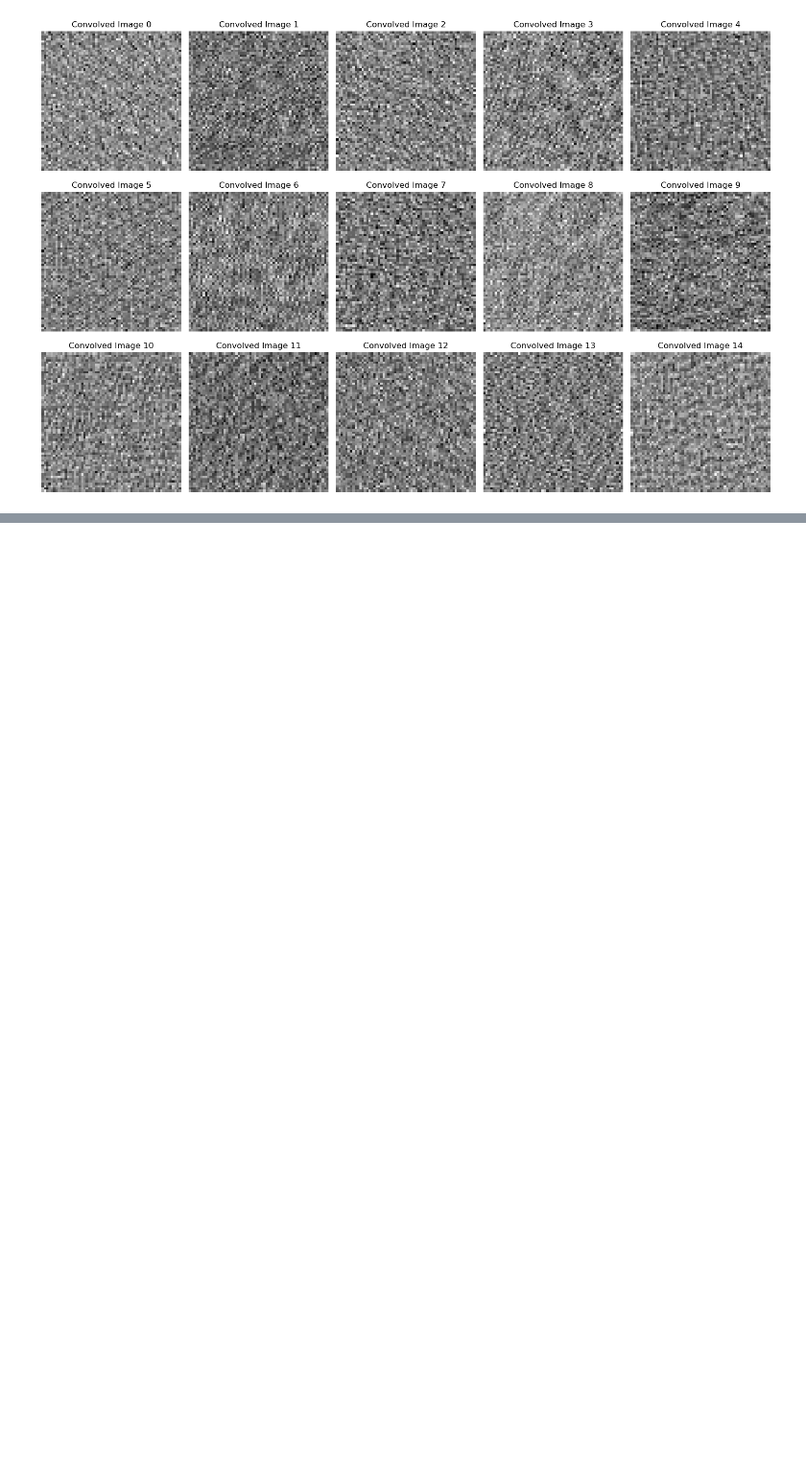
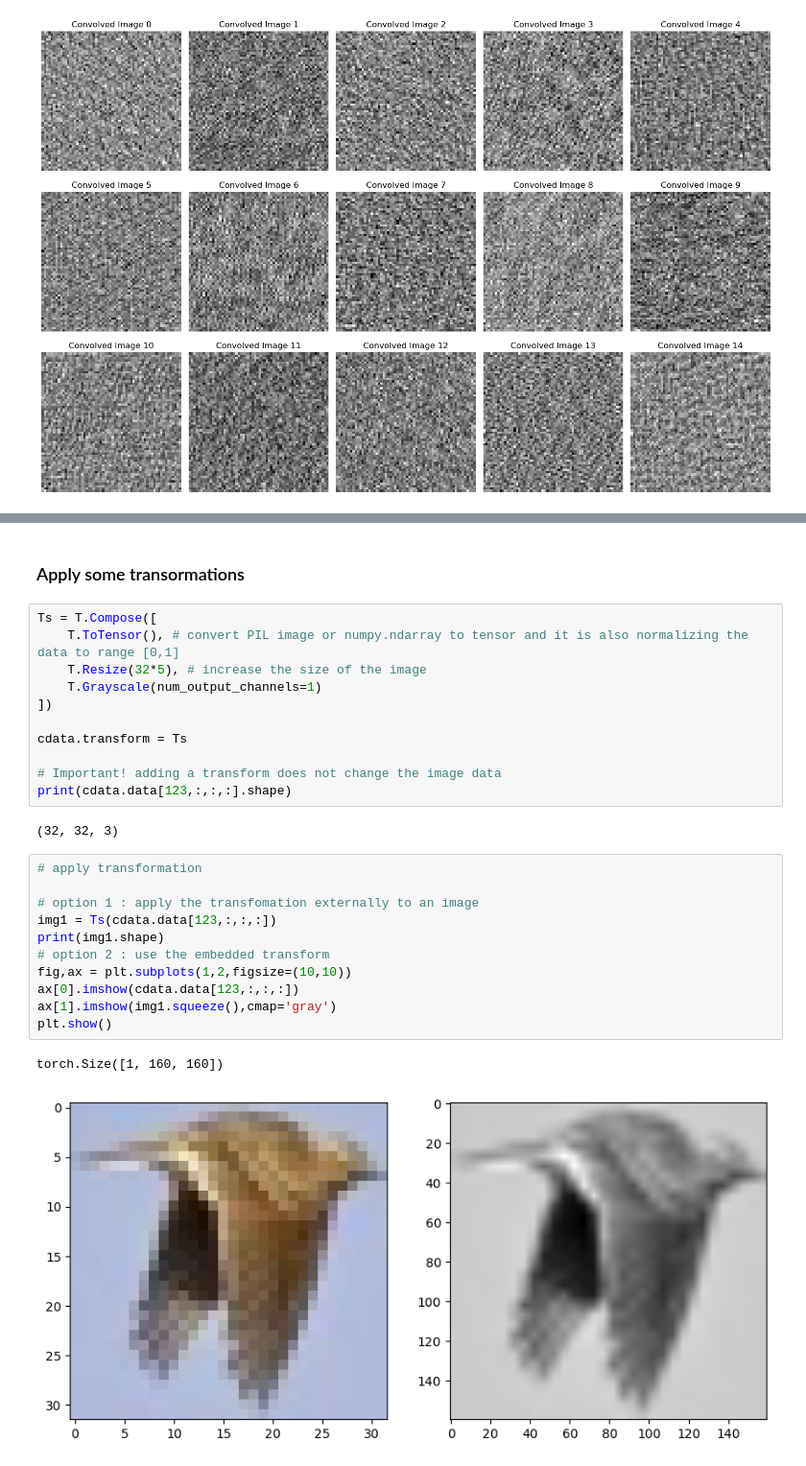
Before and after one commit to diaazg/Deep-learning, a Jupyter notebook: notebooks/CNN.ipynb, the cells around one changed output, grey strips where cells are left out. Shown at 96% size. Drawn from its saved outputs; the diff is of its cells as text; blank space fills up the shorter version.

Commit message:
applying transformation

```diff
--- a/notebooks/CNN.ipynb
+++ b/notebooks/CNN.ipynb
@@ -329,0 +476,29 @@ plt.show()
+# %% [markdown]
+### Apply some transormations
+# %%
+Ts = T.Compose([
+    T.ToTensor(), # convert PIL image or numpy.ndarray to tensor and it is also normalizing the data to range [0,1]
+    T.Resize(32*5), # increase the size of the image
+    T.Grayscale(num_output_channels=1)
+])
+
+cdata.transform = Ts
+
+# Important! adding a transform does not change the image data
+print(cdata.data[123,:,:,:].shape)
+# %% [output]
+(32, 32, 3)
+# %%
+# apply transformation
+
+# option 1 : apply the transfomation externally to an image
+img1 = Ts(cdata.data[123,:,:,:])
+print(img1.shape)
+# option 2 : use the embedded transform
+fig,ax = plt.subplots(1,2,figsize=(10,10))
+ax[0].imshow(cdata.data[123,:,:,:])
+ax[1].imshow(img1.squeeze(),cmap='gray')
+plt.show()
+# %% [output]
+torch.Size([1, 160, 160])
+[figure, added]
```
Also changed, not shown: parts of 13 cells of this notebook, 2 other files.
